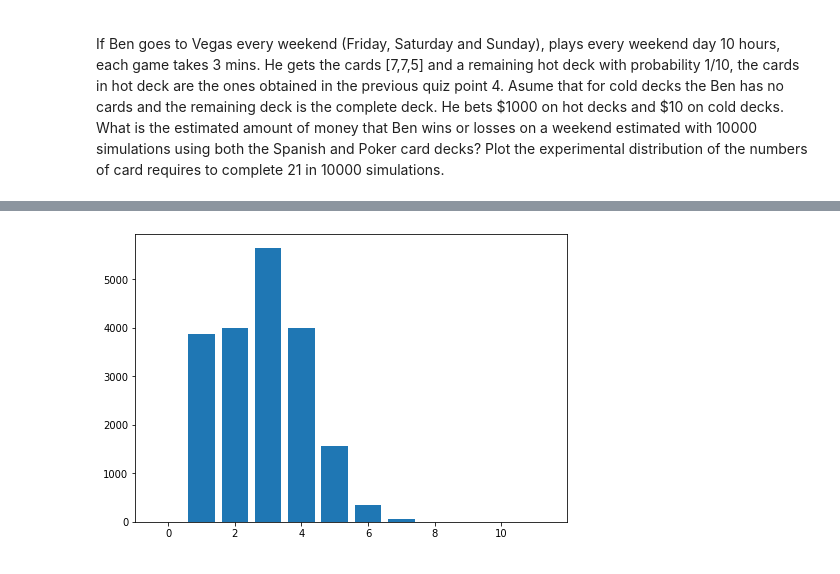
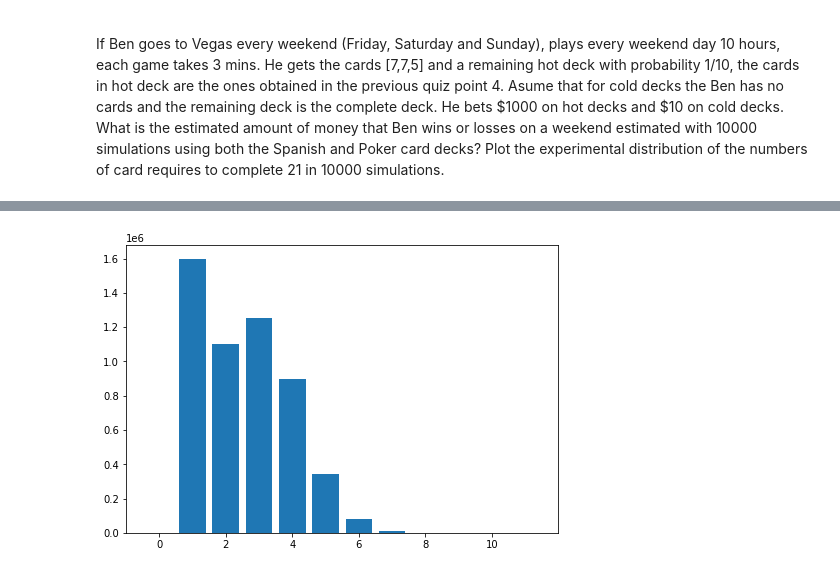
Before and after one commit to ddfulaa/AlgorithmsUN2020II, a Jupyter notebook: 21BlackjackGrClass2StGroup26.ipynb, the cells around one changed output, grey strips where cells are left out. Cells and saved outputs as stored; diff of their text form; code cells hidden in the pictures.

```diff
--- a/21BlackjackGrClass2StGroup26.ipynb
+++ b/21BlackjackGrClass2StGroup26.ipynb
@@ -36,7 +36,7 @@ def sum21(deck,countCards,sum):
   else:
     return 0
 # %%
-n=10000
+n=1000000
 countSpanish = 0 #counts if the player get 21
 countPoker = 0 #counts if the player get 21
 countCardsSpanish = [0,0,0,0,0,0,0,0,0,0,0,0] #counts the number of cards used to get 21
@@ -50,6 +50,9 @@ for i in range(1,n+1):
 probSpanish = countSpanish / n
 probPoker = countPoker / n
 
+probColdDeckSpanish=probSpanish #we save it for the point 5
+probColdDeckPoker=probPoker #we save it for the point 5
+
 print("The experimental probability of getting a 21 drawing cards sequentially from shuffled Spanish 48-deck is "+ str(probSpanish)+".")
 fig1 = plt.figure()
 ax1 = fig1.add_axes([0,0,1,1])
@@ -202,17 +205,20 @@ The first case give us a probability of $\frac{4}{10} * \frac{3}{9} = \frac{2}{1
 
 With respect to cold Decks, clearly we cannot obtain 21, then the probability is 0.
 # %%
-n=10000
+n=100000
 spanishHotDeck =[1,2,3,1,2,3,1,2,1,2]
 spanishColdDeck = [10,10,11,11,12,12,12,12,11,11]
 pokerHotDeck =[1,2,3,1,2,3,1,2,1,2]
 pokerColdDeck =[11,11,12,12,13,13,13,13,12,12]
+
 countSpanishHot = 0 #counts the number of times we got 21 with the Spanish deck
 countPokerHot = 0 #counts the number of times we got 21 with the Poker deck
 countSpanishCold = 0 #counts the number of times we got 21 with the Spanish deck
 countPokerCold = 0 #counts the number of times we got 21 with the Poker deck
+
 countCardsSpanishHot = [0,0,0,0,0,0,0,0,0,0,0,0]
 countCardsPokerHot = [0,0,0,0,0,0,0,0,0,0,0,0]
+
 countCardsSpanishCold = [0,0,0,0,0,0,0,0,0,0,0,0]
 countCardsPokerCold = [0,0,0,0,0,0,0,0,0,0,0,0]
 for i in range(1,n+1):
@@ -224,6 +230,9 @@ probSpanishHot = countSpanishHot / n
 probSpanishCold = countSpanishCold / n
 probPokerHot = countPokerHot / n
 probPokerCold = countPokerCold / n
+
+probHotDeckSpanish=probSpanishHot #we save it for point 5
+probHotDeckPoker=probSpanishHot #we save it for point 5
 
 print("The experimental probability of getting a 21 with the above conditions from Hot Spanish deck is "+ str(probSpanishHot)+".")
 fig1 = plt.figure()
@@ -265,41 +277,75 @@ If Ben goes to Vegas every weekend (Friday, Saturday and Sunday), plays every we
 # %%
-n=100000
-spanishHotDeck =[[1,2,3,1,2,3,1,2,1,2],19]
-spanishColdDeck = [[1,2,3,4,5,6,7,8,9,10,11,12,1,2,3,4,5,6,7,8,9,10,11,12,1,2,3,4,5,6,7,8,9,10,11,12,1,2,3,4,5,6,7,8,9,10,11,12],0]
-pokerHotDeck =[[1,2,3,1,2,3,1,2,1,2],19]
-pokerColdDeck =[[1,2,3,4,5,6,7,8,9,10,11,12,13,1,2,3,4,5,6,7,8,9,10,11,12,13,1,2,3,4,5,6,7,8,9,10,11,12,13,1,2,3,4,5,6,7,8,9,10,11,12,13],0]
+n=200 #number of experiments
+m=600 #number of games per weekend
+
+betHot=1000
+betCold=10
+hotProbability=0.15
+
+spanishHotDeck =([1,2,3,1,2,3,1,2,1,2],19,betHot)
+spanishColdDeck = ([1,2,3,4,5,6,7,8,9,10,11,12,1,2,3,4,5,6,7,8,9,10,11,12,1,2,3,4,5,6,7,8,9,10,11,12,1,2,3,4,5,6,7,8,9,10,11,12],0,betCold)
+pokerHotDeck =([1,2,3,1,2,3,1,2,1,2],19,betHot)
+pokerColdDeck =([1,2,3,4,5,6,7,8,9,10,11,12,13,1,2,3,4,5,6,7,8,9,10,11,12,13,1,2,3,4,5,6,7,8,9,10,11,12,13,1,2,3,4,5,6,7,8,9,10,11,12,13],0,betCold)
 
 spanishDecks=[spanishHotDeck, spanishColdDeck]
 pokerDecks=[pokerHotDeck, pokerColdDeck]
-hotBet=1000
-coldBet=10
+
+#fix randomly m games,
+gamesSpanish=[]
+gamesPoker=[]
+gamesSpanishProfit=[]
+gamesPokerProfit=[]
+for i in range(0,m):
+  gamesSpanish.append(r.choices(spanishDecks,weights=(hotProbability,1-hotProbability),k=1)[0])
+  gamesPoker.append(r.choices(pokerDecks,weights=(hotProbability,1-hotProbability),k=1)[0])
+  gamesSpanishProfit.append(0)
+  gamesPokerProfit.append(0)
+gamesSpanishProfitReset=gamesSpanishProfit[:]
+gamesPokerProfitReset=gamesPokerProfit[:]
+
+print("Number of hot decks (spanish, poker):",gamesSpanish.count(spanishHotDeck), gamesPoker.count(pokerHotDeck))
 
 countSpanish = 0 #counts the number of times we got 21 with the Spanish deck
 countPoker = 0 #counts the number of times we got 21 with the Poker deck
-
 countCardsSpanish = [0,0,0,0,0,0,0,0,0,0,0,0]
 countCardsPoker = [0,0,0,0,0,0,0,0,0,0,0,0]
 
-for i in range(1,n+1):
-  spanishCase=r.choices(spanishDecks,weights=(0.1,0.9),k=1)
-  pokerCase=r.choices(pokerDecks,weights=(0.1,0.9),k=1)
-  resultSpanish = sum21(spanishCase[0][0],countCardsSpanish,spanishCase[0][1])
-  resultPoker = sum21(pokerCase[0][0],countCardsPoker,pokerCase[0][1])
-  countSpanish += resultSpanish
-  countPoker += resultPoker
+expectedProfitSpanish=0
+expectedProfitPoker=0
+for k in range(0,n):
+  for i in range(0,m):
+    for j in range(0,n):
+        resultSpanish = sum21(gamesSpanish[i][0],countCardsSpanish,gamesSpanish[i][1])
+        resultPoker = sum21(gamesPoker[i][0],countCardsPoker,gamesPoker[i][1])
+        countSpanish += resultSpanish
+        countPoker += resultPoker
+        gamesSpanishProfit[i] += (2*resultSpanish -1)*gamesSpanish[i][2]
+        gamesPokerProfit[i] += (2*resultPoker - 1)*gamesPoker[i][2]
+    gamesSpanishProfit[i] = gamesSpanishProfit[i]/n
+    gamesPokerProfit[i] = gamesPokerProfit[i]/n
+  expectedProfitSpanish+= sum(gamesSpanishProfit)
+  expectedProfitPoker+= sum(gamesPokerProfit)
+  gamesSpanishProfit=gamesSpanishProfitReset[:]
+  gamesPokerProfit=gamesPokerProfitReset[:]
 
-probSpanish = countSpanish / n
-probPoker = countPoker / n
+expectedProfitSpanish = expectedProfitSpanish/n
+expectedProfitPoker = expectedProfitPoker/n
 
-# 400 is the total of games he plays on a weekend = 2 days * 10 hours per day * 60 minutes per hour / 3 minutes per game
+probSpanish = countSpanish / (m*n*n)
+probPoker = countPoker / (m*n*n)
+
+# 600 is the total of games he plays on a weekend = 3 days * 10 hours per day * 60 minutes per hour / 3 minutes per game
 # 109 is the estimated amount of money he spents per game 0.1*1000 + 0.9*10=109
-# when he wins, it's spected to double what he spent, 218
+# when he is in the hot Deck case, it's expected that he obtains (2*0.5333 - 1)*1000 per game
+# when he is in the cold Deck case, it's expected that he obtains  for spanish Deck, (2*0.1752 - 1)*10, and for poker Deck (2*0.1441 - 1)*10
+estimated_won_amount_spanish = ((2*probHotDeckSpanish - 1)*betHot*hotProbability + (2*probColdDeckSpanish - 1)*betCold*(1-hotProbability))*m
+estimated_won_amount_poker = ((2*probHotDeckPoker - 1)*betHot*hotProbability + (2*probColdDeckPoker - 1)*betCold*(1-hotProbability))*m
 
-estimated_won_amount_spanish = 400*probSpanish*(0.1*hotBet+0.9*coldBet)*2
-estimated_won_amount_poker = 400*probPoker*(0.1*hotBet+0.9*coldBet)*2
+print("the theoretical estimated amount of money that Ben wins or losses per game with a Spanish Deck is ",estimated_won_amount_spanish,".")
+print("the experimental estimated amount of money that Ben wins or losses per game with a Spanish Deck is ",expectedProfitSpanish,".")
 
-print("the estimated amount of money that Ben wins or losses on a weekend with a Spanish Deck Game is "+ str(estimated_won_amount_spanish-400*(0.1*hotBet+0.9*coldBet)))
-print("the estimated amount of money that Ben wins or losses on a weekend with a Poker Deck Game is "+ str(estimated_won_amount_poker-400*(0.1*hotBet+0.9*coldBet)))
+print("the theoretical estimated amount of money that Ben wins or losses per game with a Poker Deck is ",estimated_won_amount_poker,".")
+print("the experimental estimated amount of money that Ben wins or losses per game with a Poker Deck is ",expectedProfitPoker,".")
 
 print("The experimental probability of getting a 21 with the above conditions from Spanish deck is "+ str(probSpanish)+".")
 fig1 = plt.figure()
@@ -318 +367 @@ The experimental probability of getting a 21 with the above conditions from Span
-[figure, old version]
+[figure, new version]
```
Also changed, not shown: parts of 9 cells of this notebook.
